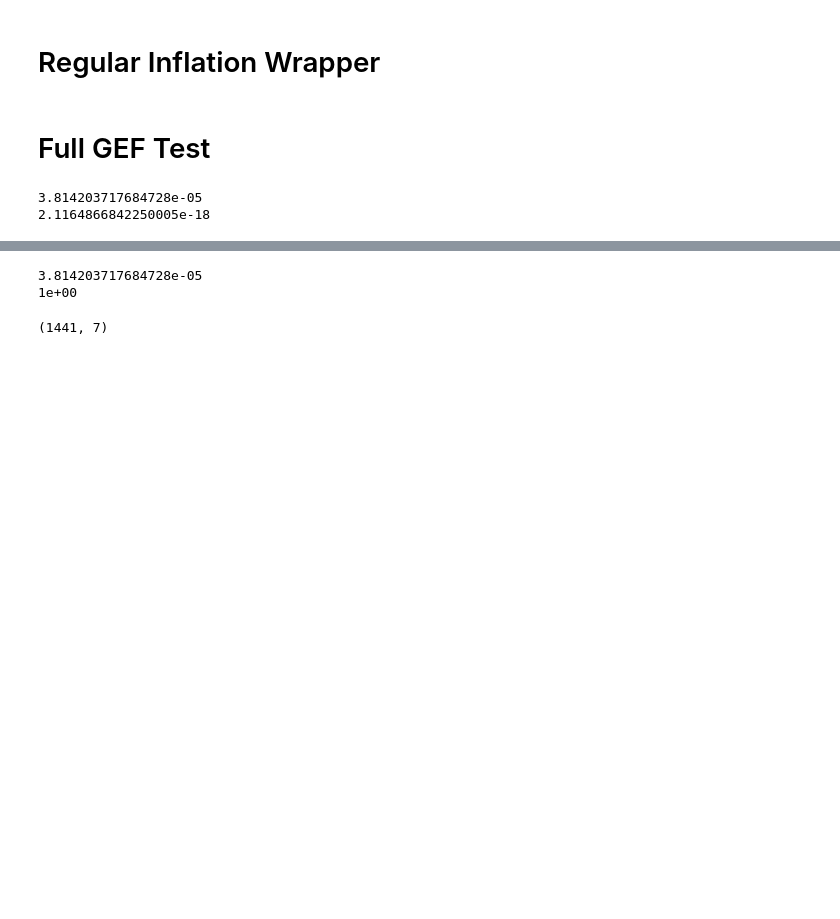
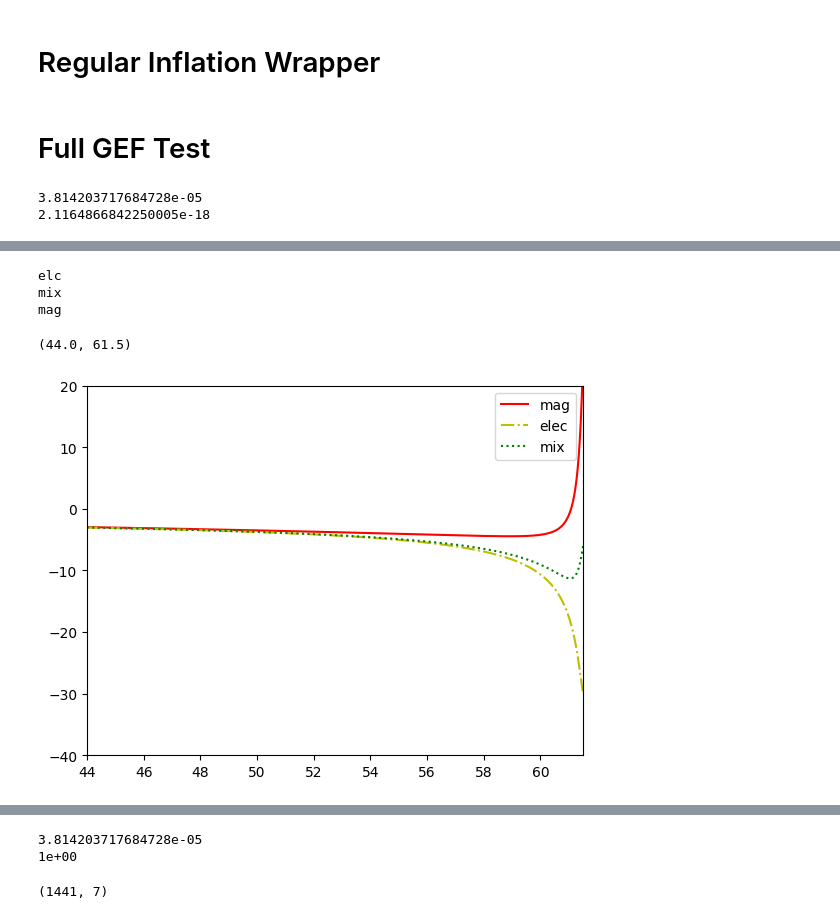
Before and after one commit to richard-von-eckardstein/GEFF, a Jupyter notebook: GradientExpansionCode_Dimless.ipynb, the cells around one changed output, grey strips where cells are left out. Drawn from its saved outputs; the diff is of its cells as text; code cells hidden in the pictures; blank space fills up the shorter version.

Commit message:
SE Update and magnetic picture

```diff
--- a/GradientExpansionCode_Dimless.ipynb
+++ b/GradientExpansionCode_Dimless.ipynb
@@ -1007,25 +970,21 @@ t1 = Timer()
 t2 = Timer()
 t3 = Timer()
 
-func = lambda t, x: fullGEF_WithSE(t, x, f=f, omega=omega)
+#electric picture
+func = lambda t, x: fullGEF_SE_electric(t, x, f=f, omega=omega)
 t1.start()
 solA = solve_ivp(func, [0, 150] , yini, method="RK45")#, atol=1e-7, rtol=1e-6)
 t1.stop()
 
-func = lambda t, x: fullGEF_WithFullSE(t, x, f=f, omega=omega)
+#magnetic picture
+func = lambda t, x: fullGEF_SE_magnetic(t, x, f=f, omega=omega, approx=True)
+t3.start()
+solB = solve_ivp(func, [0, 125] , zini, method="RK45")#, atol=1e-7, rtol=1e-6)
+t3.stop()
+
+#mixed picture
+func = lambda t, x: fullGEF_SE_mixed(t, x, frac=0.5, f=f, omega=omega)
 t2.start()
 solC = solve_ivp(func, [0, 140] , yini, method="RK45")#, atol=1e-7, rtol=1e-6)
 t2.stop()
-
-func = lambda t, x: fullGEF_NoSE(t, x, f=f, omega=omega, approx=True)
-t3.start()
-solB = solve_ivp(func, [0, 147] , zini, method="RK45")#, atol=1e-7, rtol=1e-6)
-t3.stop()
-
-"""
-func = lambda t, x: fullGEF(t, x, f=f, omega=omega, approx=True)
-print("LSODA")
-t3.start()
-solC = solve_ivp(func, [0, 200] , yini, method="LSODA", atol=1e-7, rtol=1e-6)
-t3.stop()"""
 # %% [output]
@@ -1035,0 +1052,23 @@ Elapsed time: 15.6155 seconds
+# %%
+N1, a1, phi1, dphidt1, kh1, delta1, rhoChi1, E1, B1, G1, V1, H1, xi1, sigma1 = GetPhysQuantities(
+    solA, beta, omega, 1., SE="elc", units=True)
+N2, a2, phi2, dphidt2, kh2, delta2, rhoChi2, E2, B2, G2, V2, H2, xi2, sigmaE2, sigmaB2 = GetPhysQuantities(
+    solC, beta, omega, 1., SE="mix", units=True)
+N3, a3, phi3, dphidt3, kh3, rhoChi3, E3, B3, G3, V3, H3, xi3, sigma3 = GetPhysQuantities(
+    solB, beta, omega, 1., SE="mag", units=True)
+# %% [output]
+elc
+mix
+mag
+# %%
+plt.plot(N3, xi3+sigma3/(2*H3) , "r", label="mag")
+plt.plot(N1, xi1 , "y-.", label="elec")
+plt.plot(N2, xi2+sigmaB2/(2*H2), "g:",label="mix")
+#plt.plot(N1, xi1, "y-.",label="elec")
+plt.legend(loc=0)
+#plt.yscale("symlog")
+plt.ylim(-40., 20.)
+plt.xlim(44, 61.5)
+# %% [output]
+(44.0, 61.5)
+[figure, added]
```
Also changed, not shown: parts of 26 cells of this notebook, 1 other file.
